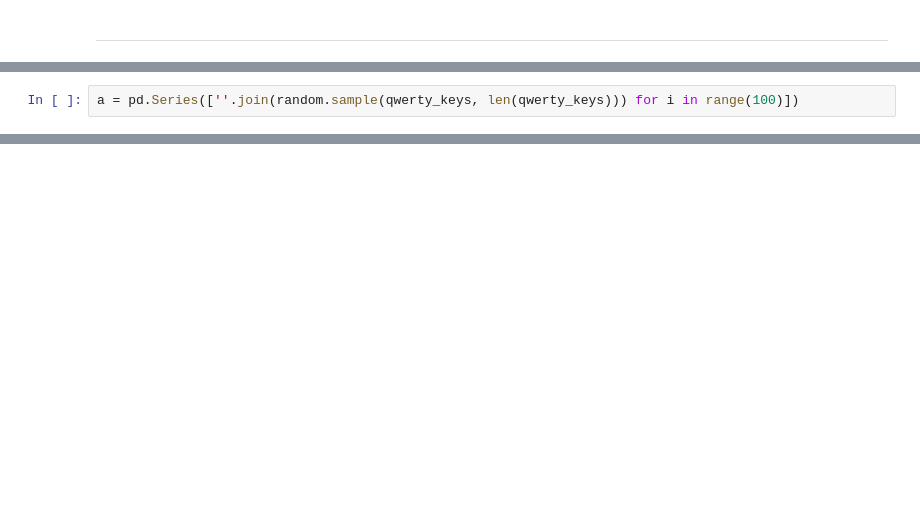
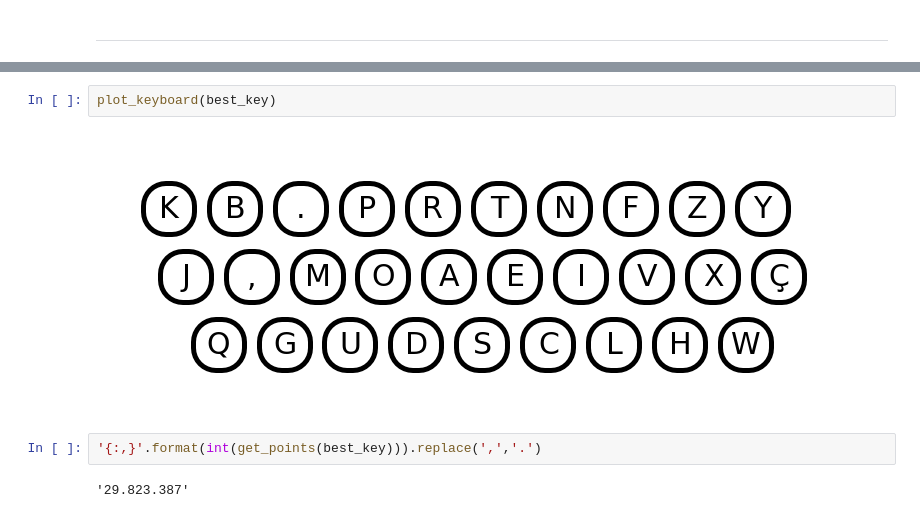
Before and after one commit to Bernardo-b/keyboard-optimization, a Jupyter notebook: notebooks/keyboard_optimization.ipynb, the cells around one changed output, grey strips where cells are left out. Saved outputs shown, nothing was run; the diff lists cells and outputs as text; blank space fills up the shorter version.

```diff
--- a/notebooks/keyboard_optimization.ipynb
+++ b/notebooks/keyboard_optimization.ipynb
@@ -69,2 +48,0 @@ get_points([''.join(random.sample(qwerty_keys, len(qwerty_keys))) for i in range
-# %%
-a = pd.Series([''.join(random.sample(qwerty_keys, len(qwerty_keys))) for i in range(100)])
@@ -85,0 +104,8 @@ Length: 100, dtype: object
+# %%
+plot_keyboard(best_key)
+# %% [output]
+[figure, added]
+# %%
+'{:,}'.format(int(get_points(best_key))).replace(',','.')
+# %% [output]
+'29.823.387'
```
Also changed, not shown: parts of 14 cells of this notebook.
